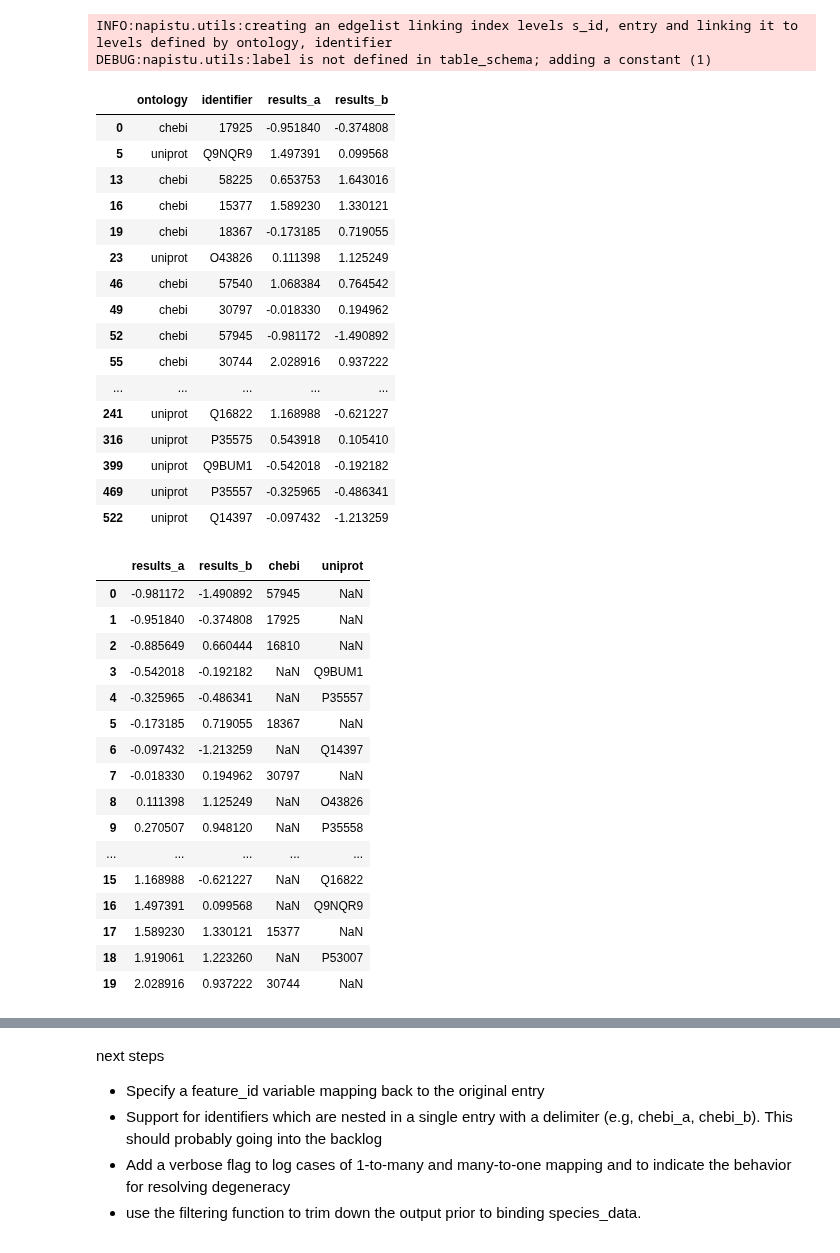
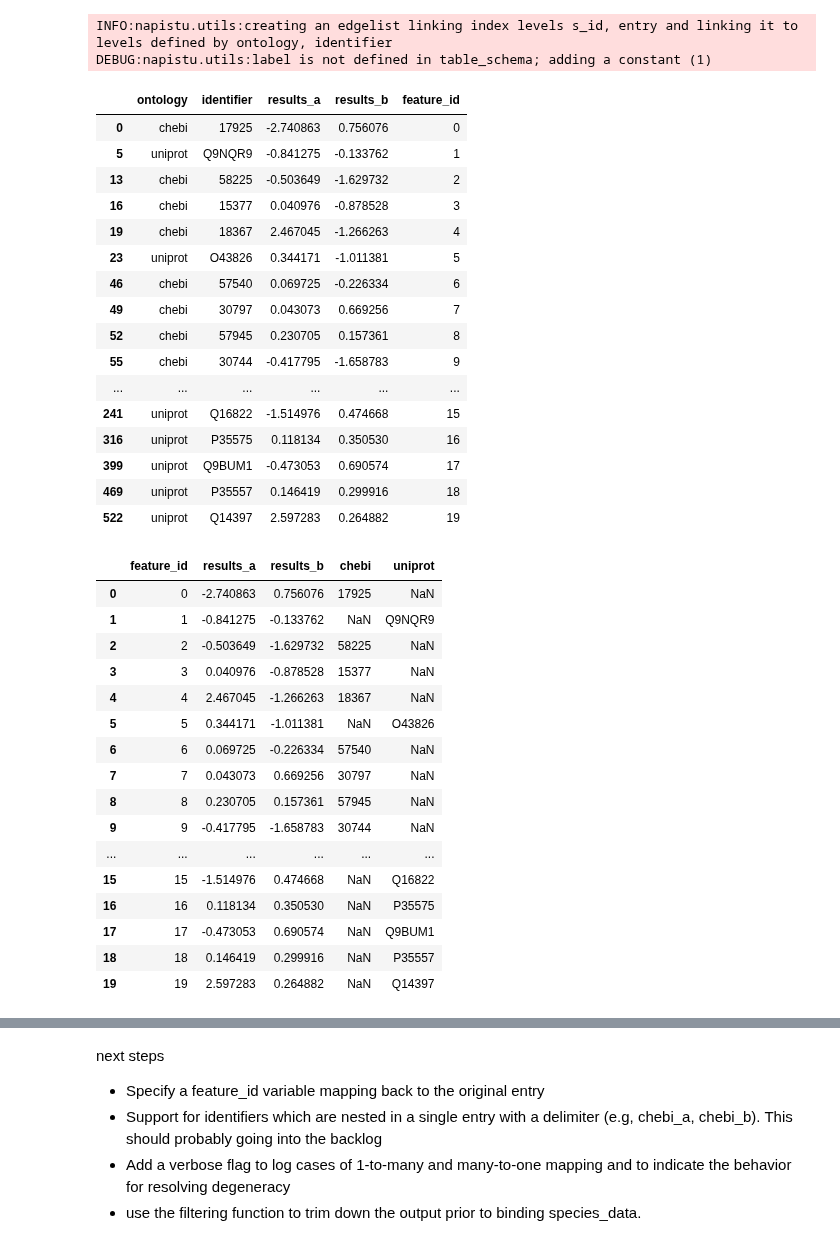
Before and after one commit to napistu/napistu-scrapyard, a Jupyter notebook: scraps/ppr.ipynb, the cells around one changed output, grey strips where cells are left out. Saved outputs shown, nothing was run; the diff lists cells and outputs as text; code cells hidden in the pictures.

```diff
--- a/scraps/ppr.ipynb
+++ b/scraps/ppr.ipynb
@@ -26,52 +26,54 @@ DEBUG:napistu.utils:label is not defined in table_schema; adding a constant (1)
 # %%
 # create a table whose index is s_ids and columns are faux-measurements
 example_data = species_identifiers.groupby("ontology").head(10)[["ontology", "identifier"]]
 
+
 example_data["results_a"] = np.random.randn(len(example_data))
 example_data["results_b"] = np.random.randn(len(example_data))
-
+# add a feature_id column to the example_data which tracks the row of the original data
+example_data["feature_id"] = range(0, len(example_data))
 example_data
 # %% [output]
-|  | ontology | identifier | results_a | results_b |
-| 0 | chebi | 17925 | -0.951840 | -0.374808 |
-| 5 | uniprot | Q9NQR9 | 1.497391 | 0.099568 |
-| 13 | chebi | 58225 | 0.653753 | 1.643016 |
-| 16 | chebi | 15377 | 1.589230 | 1.330121 |
-| 19 | chebi | 18367 | -0.173185 | 0.719055 |
-| 23 | uniprot | O43826 | 0.111398 | 1.125249 |
-| 46 | chebi | 57540 | 1.068384 | 0.764542 |
-| 49 | chebi | 30797 | -0.018330 | 0.194962 |
-| 52 | chebi | 57945 | -0.981172 | -1.490892 |
-| 55 | chebi | 30744 | 2.028916 | 0.937222 |
-| ... | ... | ... | ... | ... |
-| 241 | uniprot | Q16822 | 1.168988 | -0.621227 |
-| 316 | uniprot | P35575 | 0.543918 | 0.105410 |
-| 399 | uniprot | Q9BUM1 | -0.542018 | -0.192182 |
-| 469 | uniprot | P35557 | -0.325965 | -0.486341 |
-| 522 | uniprot | Q14397 | -0.097432 | -1.213259 |
+|  | ontology | identifier | results_a | results_b | feature_id |
+| 0 | chebi | 17925 | -2.740863 | 0.756076 | 0 |
+| 5 | uniprot | Q9NQR9 | -0.841275 | -0.133762 | 1 |
+| 13 | chebi | 58225 | -0.503649 | -1.629732 | 2 |
+| 16 | chebi | 15377 | 0.040976 | -0.878528 | 3 |
+| 19 | chebi | 18367 | 2.467045 | -1.266263 | 4 |
+| 23 | uniprot | O43826 | 0.344171 | -1.011381 | 5 |
+| 46 | chebi | 57540 | 0.069725 | -0.226334 | 6 |
+| 49 | chebi | 30797 | 0.043073 | 0.669256 | 7 |
+| 52 | chebi | 57945 | 0.230705 | 0.157361 | 8 |
+| 55 | chebi | 30744 | -0.417795 | -1.658783 | 9 |
+| ... | ... | ... | ... | ... | ... |
+| 241 | uniprot | Q16822 | -1.514976 | 0.474668 | 15 |
+| 316 | uniprot | P35575 | 0.118134 | 0.350530 | 16 |
+| 399 | uniprot | Q9BUM1 | -0.473053 | 0.690574 | 17 |
+| 469 | uniprot | P35557 | 0.146419 | 0.299916 | 18 |
+| 522 | uniprot | Q14397 | 2.597283 | 0.264882 | 19 |
 # %%
 # pivot (identifier, ontology) to columns for each ontology
-example_data_wide = example_data.pivot(columns = "ontology", values = "identifier", index = ["results_a", "results_b"]).reset_index().rename_axis(None, axis = 1)
+example_data_wide = example_data.pivot(columns = "ontology", values = "identifier", index = ["feature_id", "results_a", "results_b"]).reset_index().rename_axis(None, axis = 1)
 
 example_data_wide
 # %% [output]
-|  | results_a | results_b | chebi | uniprot |
-| 0 | -0.981172 | -1.490892 | 57945 | NaN |
-| 1 | -0.951840 | -0.374808 | 17925 | NaN |
-| 2 | -0.885649 | 0.660444 | 16810 | NaN |
-| 3 | -0.542018 | -0.192182 | NaN | Q9BUM1 |
-| 4 | -0.325965 | -0.486341 | NaN | P35557 |
-| 5 | -0.173185 | 0.719055 | 18367 | NaN |
-| 6 | -0.097432 | -1.213259 | NaN | Q14397 |
-| 7 | -0.018330 | 0.194962 | 30797 | NaN |
-| 8 | 0.111398 | 1.125249 | NaN | O43826 |
-| 9 | 0.270507 | 0.948120 | NaN | P35558 |
-| ... | ... | ... | ... | ... |
-| 15 | 1.168988 | -0.621227 | NaN | Q16822 |
-| 16 | 1.497391 | 0.099568 | NaN | Q9NQR9 |
-| 17 | 1.589230 | 1.330121 | 15377 | NaN |
-| 18 | 1.919061 | 1.223260 | NaN | P53007 |
-| 19 | 2.028916 | 0.937222 | 30744 | NaN |
+|  | feature_id | results_a | results_b | chebi | uniprot |
+| 0 | 0 | -2.740863 | 0.756076 | 17925 | NaN |
+| 1 | 1 | -0.841275 | -0.133762 | NaN | Q9NQR9 |
+| 2 | 2 | -0.503649 | -1.629732 | 58225 | NaN |
+| 3 | 3 | 0.040976 | -0.878528 | 15377 | NaN |
+| 4 | 4 | 2.467045 | -1.266263 | 18367 | NaN |
+| 5 | 5 | 0.344171 | -1.011381 | NaN | O43826 |
+| 6 | 6 | 0.069725 | -0.226334 | 57540 | NaN |
+| 7 | 7 | 0.043073 | 0.669256 | 30797 | NaN |
+| 8 | 8 | 0.230705 | 0.157361 | 57945 | NaN |
+| 9 | 9 | -0.417795 | -1.658783 | 30744 | NaN |
+| ... | ... | ... | ... | ... | ... |
+| 15 | 15 | -1.514976 | 0.474668 | NaN | Q16822 |
+| 16 | 16 | 0.118134 | 0.350530 | NaN | P35575 |
+| 17 | 17 | -0.473053 | 0.690574 | NaN | Q9BUM1 |
+| 18 | 18 | 0.146419 | 0.299916 | NaN | P35557 |
+| 19 | 19 | 2.597283 | 0.264882 | NaN | Q14397 |
 # %%
 results_tables = dict()
 for ont in example_data["ontology"].unique():
```
Also changed, not shown: parts of 6 cells of this notebook, 2 other files.
